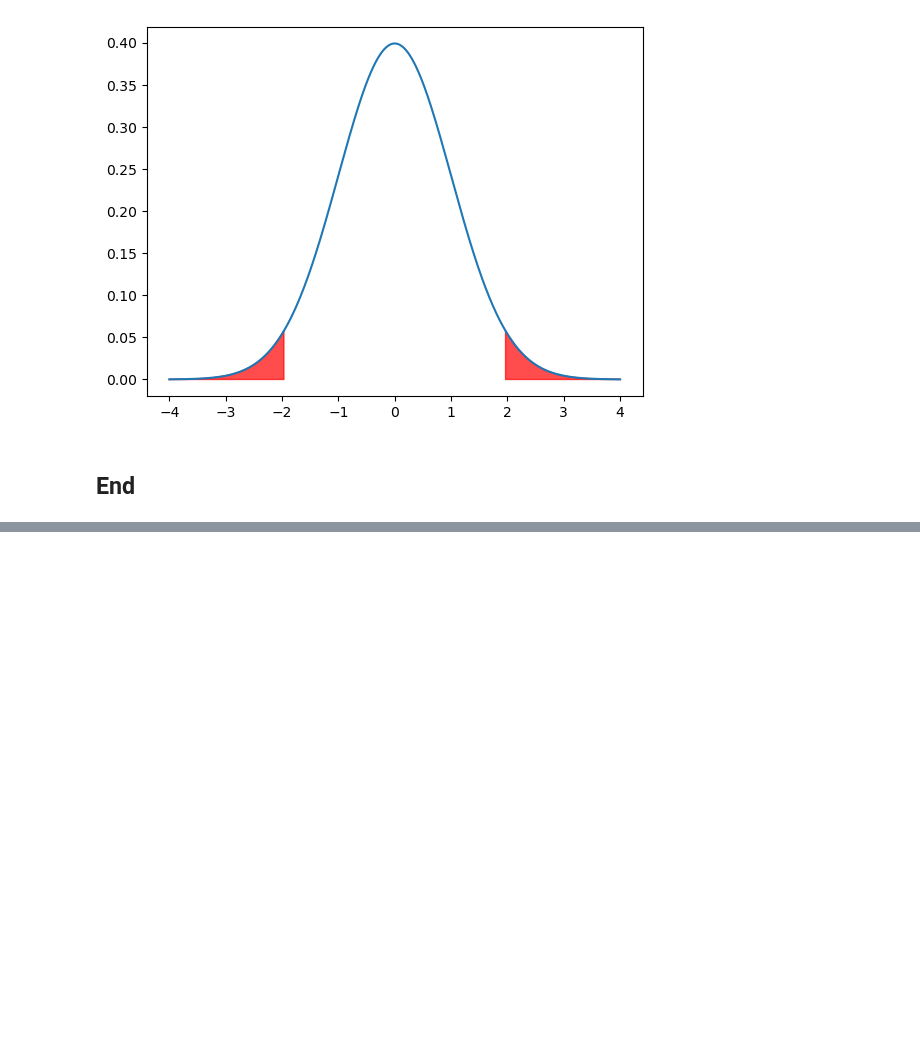
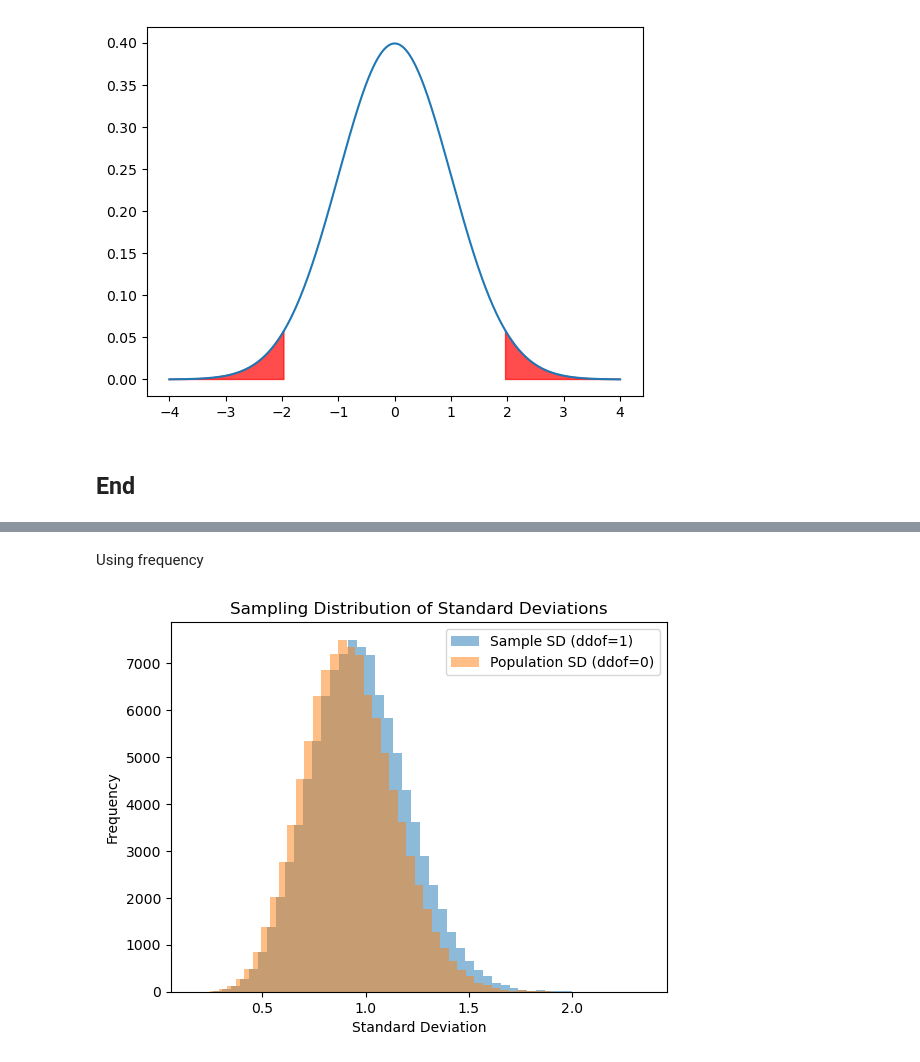
Before and after one commit to SBCURLEY/as-roughwork, a Jupyter notebook: materials/normal-distribution.ipynb, the cells around one changed output, grey strips where cells are left out. Drawn from its saved outputs; the diff is of its cells as text; code cells hidden in the pictures; blank space fills up the shorter version.

```diff
--- a/materials/normal-distribution.ipynb
+++ b/materials/normal-distribution.ipynb
@@ -442,0 +478,27 @@ plt.fill_between(x, stats.norm.pdf(x), where=(x < -1.96) | (x > 1.96), color='re
+# %% [markdown]
+Using frequency
+# %%
+import numpy as np
+import matplotlib.pyplot as plt
+
+# Parameters
+n_samples = 100000  # number of repetitions
+sample_size = 10     # number of data points in each sample
+
+# Generate 100,000 samples of size 10 from N(0, 1)
+samples = np.random.randn(n_samples, sample_size)
+
+# Compute standard deviations
+sd_sample = np.std(samples, axis=1, ddof=1)  # sample SD
+sd_population = np.std(samples, axis=1, ddof=0)  # population SD
+
+# Plot histograms
+plt.hist(sd_sample, bins=50, alpha=0.5, label='Sample SD (ddof=1)')
+plt.hist(sd_population, bins=50, alpha=0.5, label='Population SD (ddof=0)')
+plt.xlabel('Standard Deviation')
+plt.ylabel('Frequency')
+plt.legend()
+plt.title('Sampling Distribution of Standard Deviations')
+plt.show()
+# %% [output]
+[figure, added]
```
Also changed, not shown: parts of 24 cells of this notebook.
